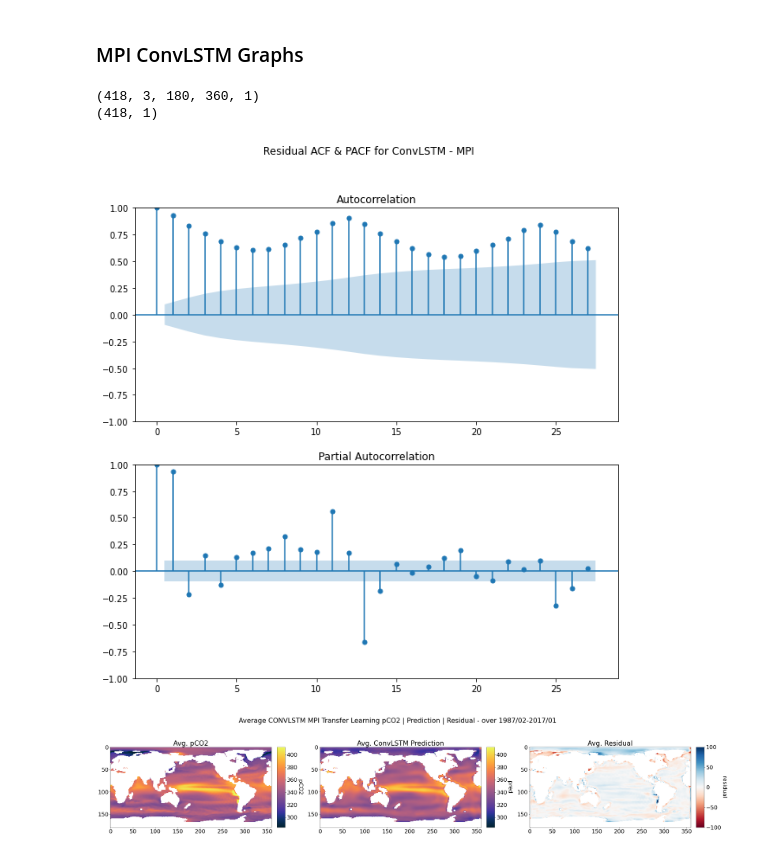
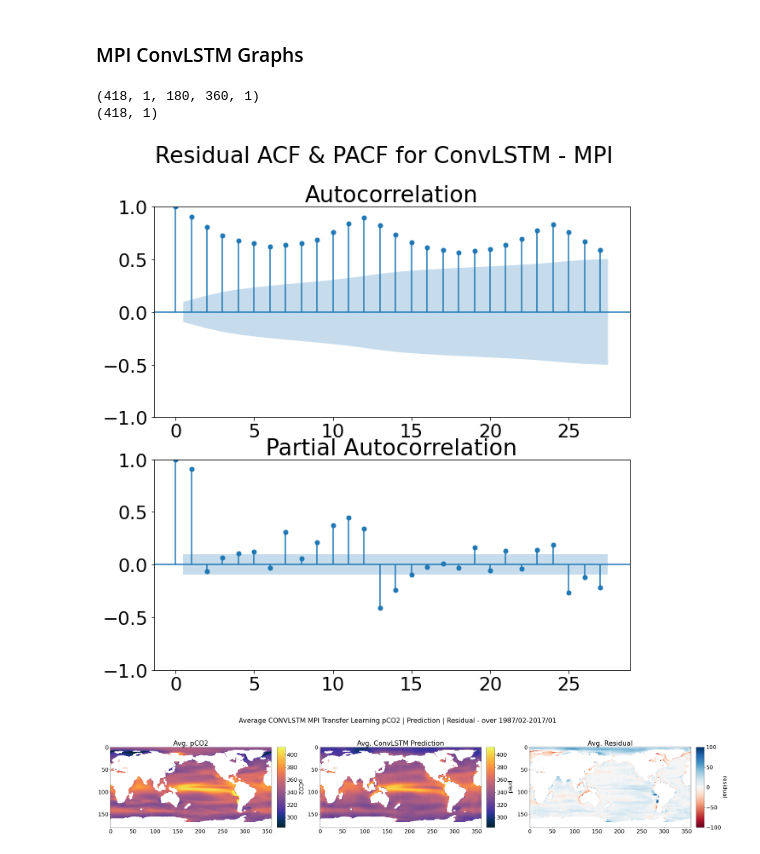
Before and after one commit to sk981102/ocean_co2, a Jupyter notebook: notebooks/deep_learning/006_ConvLSTM_mpi_transfer.ipynb, the cells around one changed output. Saved outputs shown, nothing was run; the diff lists cells and outputs as text; code cells hidden in the pictures.

```diff
--- a/notebooks/deep_learning/006_ConvLSTM_mpi_transfer.ipynb
+++ b/notebooks/deep_learning/006_ConvLSTM_mpi_transfer.ipynb
@@ -329,9 +330,10 @@ convlstm_model_path = "../../models/ConvLSTM_with_pco2_2.h5"
 convlstm_model = tf.keras.models.load_model(convlstm_model_path, custom_objects={'custom_rmse':custom_rmse})
 # %%
 
-dir_name = "../../data/member_102"
+dir_name = "../../data/member_001"
 chl,mld,sss,sst,u10,xco2,icefrac,patm,pco2t2 = read_xarray(
-    dir_name,num=102)
+    dir_name)
+
 tmp = np.nan_to_num(pco2t2.pCO2.data[X_index][1:])
 
 y_true_full = np.expand_dims(tmp,axis=4)
@@ -752,7 +747,7 @@ tmp = np.nan_to_num(pco2t2.pCO2.data[X_index][1:])
 y_true_full = np.expand_dims(tmp,axis=4)
 y_true_full.shape
 
-coord = (y_true_full==0.0)
+coord = ((y_true_full==0.0)|(y_true_full>650))
 # %%
 tf_model = tf.keras.models.load_model("../../models/transfer_CNN_LSTM.h5", custom_objects={'custom_rmse':custom_rmse})
 
@@ -776,31 +771,30 @@ tf.Tensor(29.513678, shape=(), dtype=float32)
 # %%
 y_true, y_pred = y_true_full,predicted_frames
 
 y_true[coord]=np.nan
 y_pred[coord]=np.nan
 
-res = y_true-y_pred
+res = y_true[:,1:2]-y_pred[:,1:2]
 
 print(res.shape)
-
 
 avg_time_res_convlstm=np.nanmean(res, axis=(1,2,3))
 print(avg_time_res_convlstm.shape)
 
 fig = pyplot.figure(figsize = (10,10))
 pyplot.subplot(211)
 plot_acf(avg_time_res_convlstm, ax=pyplot.gca())
 pyplot.subplot(212)
 plot_pacf(avg_time_res_convlstm, ax=pyplot.gca())
 
 fig.suptitle("Residual ACF & PACF for ConvLSTM - MPI")
 
-plt.savefig("../../assets/figur7_convLSTM_mpi_acf_1mon.jpg")
+plt.savefig("../../assets/figur7_convLSTM_mpi_acf_3mon.jpg")
 pyplot.show()
 # %% [output]
-(418, 3, 180, 360, 1)
+(418, 1, 180, 360, 1)
 (418, 1)
-[figure, old version]
+[figure, new version]
 # %%
 # ConvLSTM average Image
 import cmocean as cm
@@ -854,4 +848,4 @@ figure.suptitle("Average CONVLSTM MPI Transfer Learning pCO2 | Prediction | Resi
 
 plt.savefig("../../assets/figure6.0_convlstm_mpi.jpg")
 # %% [output]
-[figure, old version]
+[figure, new version]
```
Also changed, not shown: parts of 12 cells of this notebook, 6 other files.
